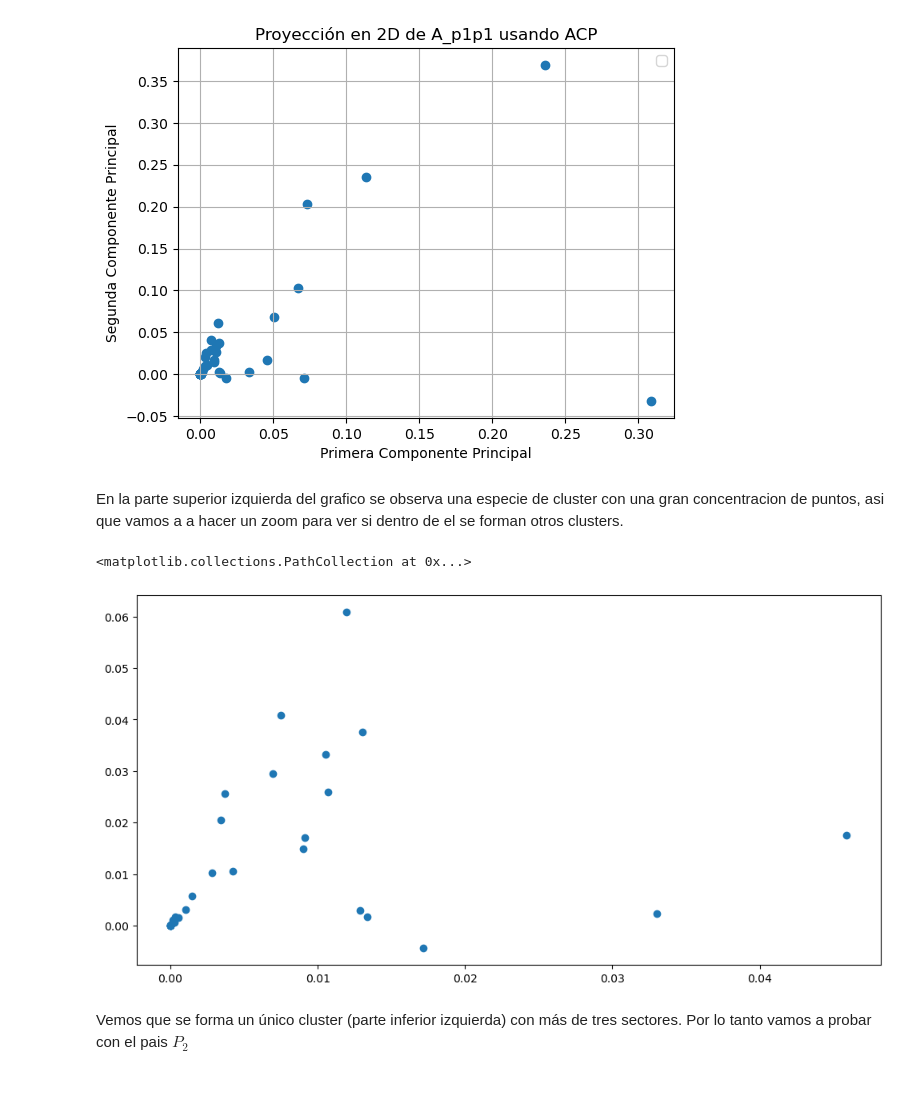
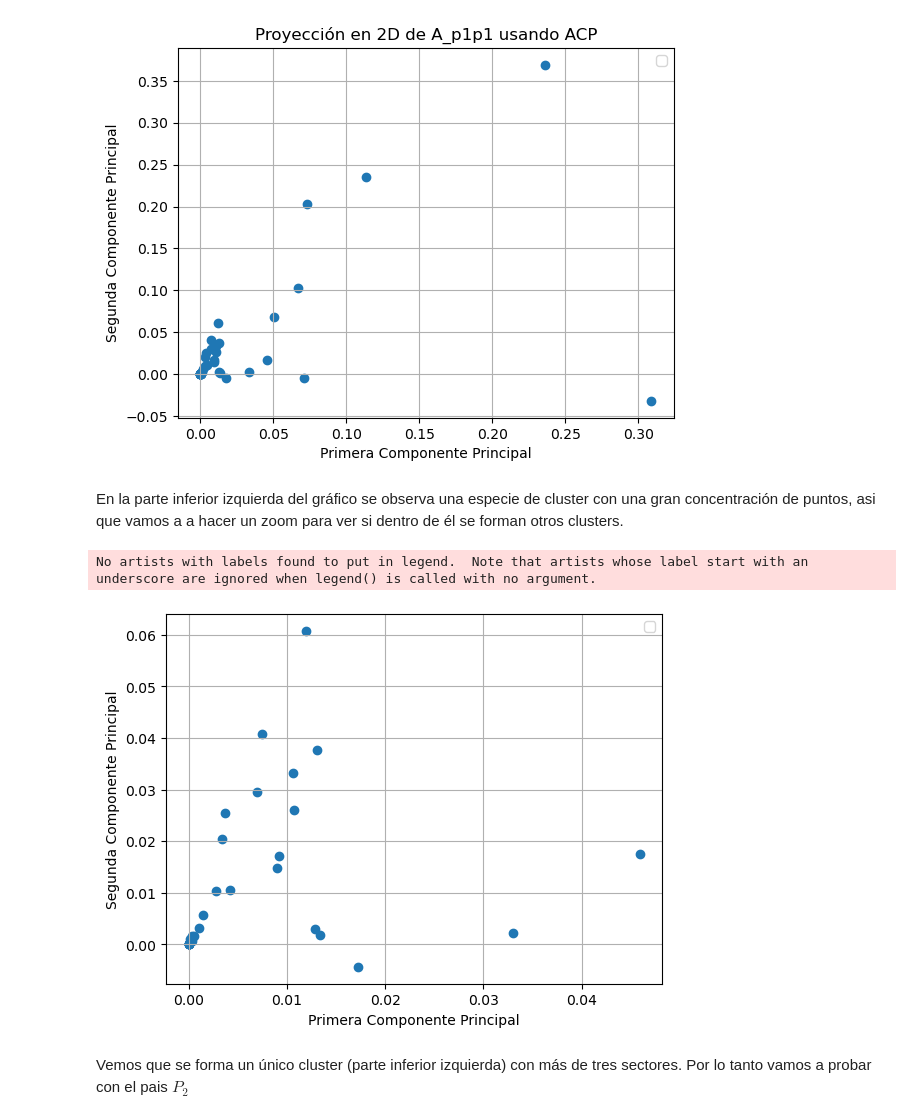
Before and after one commit to IMAbril/Matrices_Insumo-Producto, a Jupyter notebook: notebooks/TP2_resuelto.ipynb, the cells around one changed output. Drawn from its saved outputs; the diff is of its cells as text; code cells hidden in the pictures; blank space fills up the shorter version.

Commit message:
punto 10 sin kmeans

```diff
--- a/notebooks/TP2_resuelto.ipynb
+++ b/notebooks/TP2_resuelto.ipynb
@@ -499,14 +496,18 @@ plt.show()
 No artists with labels found to put in legend.  Note that artists whose label start with an underscore are ignored when legend() is called with no argument.
 [figure]
 # %% [markdown]
-En la parte superior izquierda del grafico se observa una especie de cluster con una gran concentracion de puntos, asi que vamos a a hacer un zoom para ver si dentro de el se forman otros clusters.
+En la parte inferior izquierda del gráfico se observa una especie de cluster con una gran concentración de puntos, asi que vamos a a hacer un zoom para ver si dentro de él se forman otros clusters.
 # %%
-cluster_denso = filtrar_puntos(proyecciones_Ap1,[-1,0.05],[-1,0.075])
-plt.figure(figsize=(12,6))
+cluster_denso = filtrar_puntos(proyecciones_Ap1,[-1,0.05],[-1,0.075]) # Nos quedamos solo con los puntos que caen un un cierto rango
 plt.scatter(cluster_denso[:,0],cluster_denso[:,1])
+plt.xlabel('Primera Componente Principal')
+plt.ylabel('Segunda Componente Principal')
+plt.legend()
+plt.grid(True)
+plt.show()
 # %% [output]
-<matplotlib.collections.PathCollection at 0x...>
+No artists with labels found to put in legend.  Note that artists whose label start with an underscore are ignored when legend() is called with no argument.
-[figure, old version]
+[figure, new version]
 # %% [markdown]
 Vemos que se forma un único cluster (parte inferior izquierda) con más de tres sectores. Por lo tanto vamos a probar con el pais $P_2$
 # %%
```
Also changed, not shown: parts of 28 cells of this notebook.
